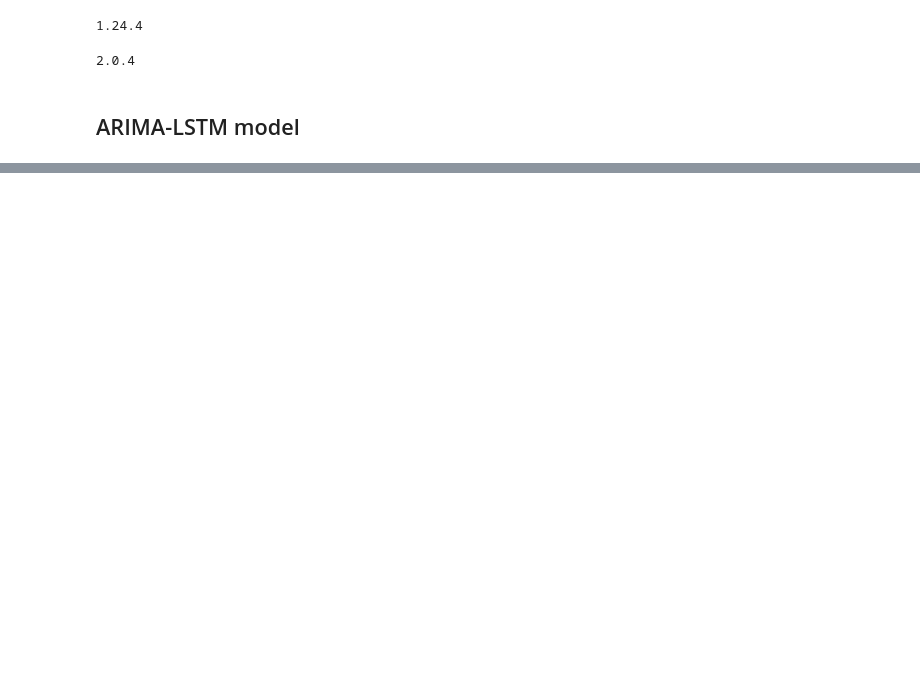
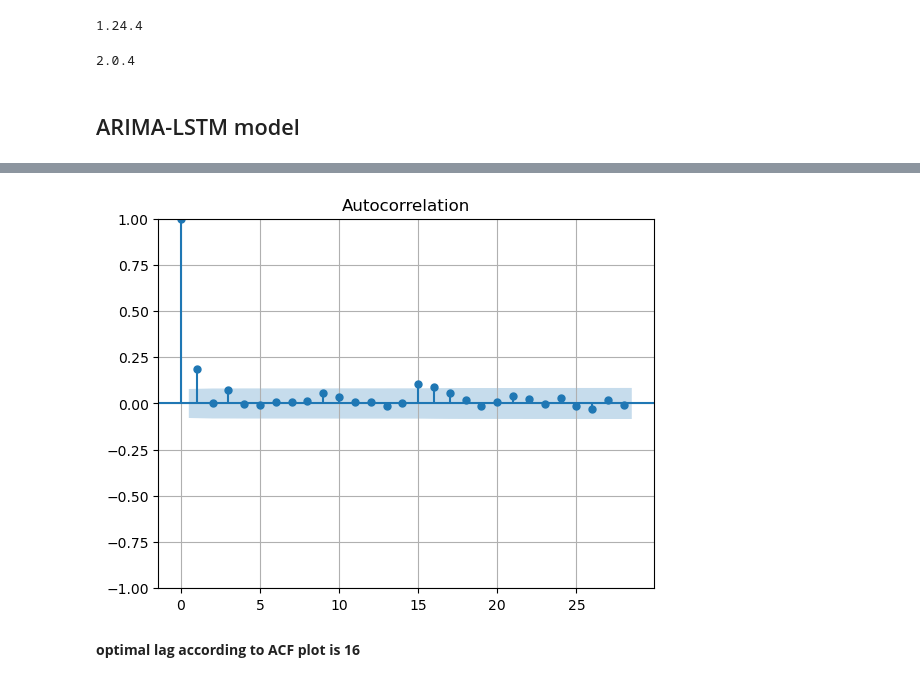
Before and after one commit to 035skt/ECO723, a Jupyter notebook: Analysis_11.ipynb, the cells around one changed output, grey strips where cells are left out. Saved outputs shown, nothing was run; the diff lists cells and outputs as text; code cells hidden in the pictures; blank space fills up the shorter version.

```diff
--- a/Analysis_11.ipynb
+++ b/Analysis_11.ipynb
@@ -562,3 +564,5 @@ print(pmdarima.__version__)
 2.0.4
 # %% [markdown]
 ## ARIMA-LSTM model
+# %%
+squared_residuals_arima=residuals**2
@@ -564,0 +581,7 @@ print(pmdarima.__version__)
+# %%
+plot_acf(squared_residuals_arima)
+plt.grid(True)
+# %% [output]
+[figure, added]
+# %% [markdown]
+**optimal lag according to ACF plot is 16**
```
Also changed, not shown: parts of 9 cells of this notebook, 1 other file.
